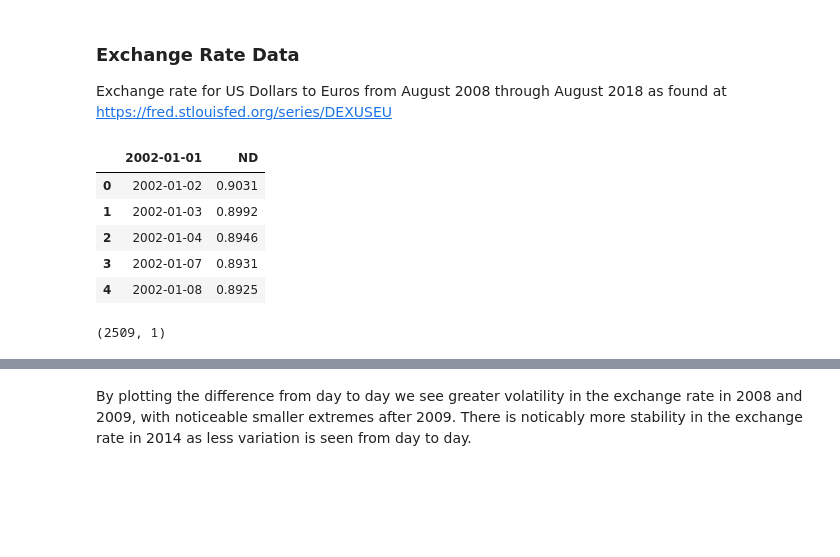
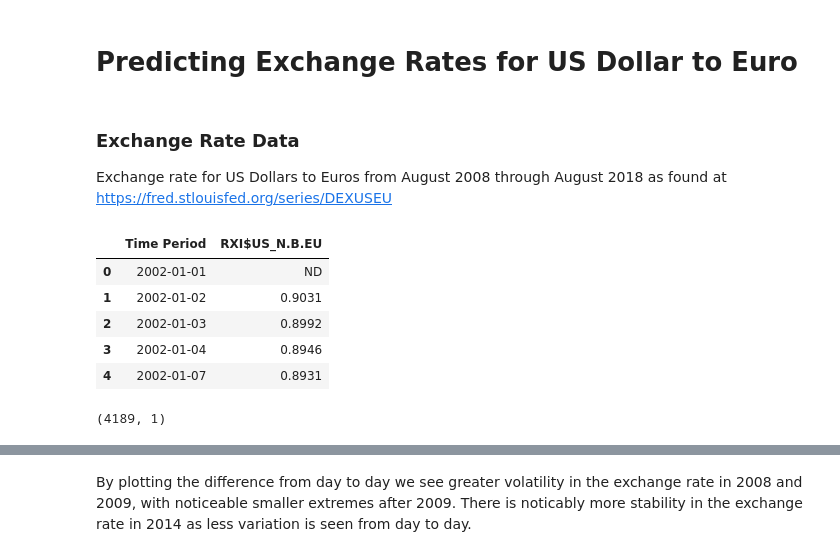
Before and after one commit to mbeckmanssf/Thinkful, a Jupyter notebook: Capstone/Notebook.ipynb, the cells around one changed output, grey strips where cells are left out. Cells and saved outputs as stored; diff of their text form; code cells hidden in the pictures; blank space fills up the shorter version.

```diff
--- a/Capstone/Notebook.ipynb
+++ b/Capstone/Notebook.ipynb
@@ -1,3 +1,5 @@
+# %% [markdown]
+# Predicting Exchange Rates for US Dollar to Euro
 # %%
 import numpy as np
 import pandas as pd
@@ -14,34 +16,35 @@ import matplotlib.pyplot as plt
 Exchange rate for US Dollars to Euros from August 2008 through August 2018 as found at https://fred.stlouisfed.org/series/DEXUSEU
 # %%
 # exchange rate data
-USEU_raw = pd.read_csv('USD_EU.csv', header=6)
+USEU_raw = pd.read_csv('USD_EU.csv', header=5)
 
 USEU_raw.head()
 # %% [output]
-|  | 2002-01-01 | ND |
-| 0 | 2002-01-02 | 0.9031 |
-| 1 | 2002-01-03 | 0.8992 |
-| 2 | 2002-01-04 | 0.8946 |
-| 3 | 2002-01-07 | 0.8931 |
-| 4 | 2002-01-08 | 0.8925 |
+|  | Time Period | RXI$US_N.B.EU |
+| 0 | 2002-01-01 | ND |
+| 1 | 2002-01-02 | 0.9031 |
+| 2 | 2002-01-03 | 0.8992 |
+| 3 | 2002-01-04 | 0.8946 |
+| 4 | 2002-01-07 | 0.8931 |
 # %%
 USEU_data = USEU_raw
 
 # convert index to datetime
-USEU_data.index = pd.to_datetime(USEU_raw.DATE)
+USEU_data['Date'] = USEU_raw['Time Period']
+USEU_data.index = pd.to_datetime(USEU_raw['Date'])
 
 # Convert exchange rate to a number, with coersion to throw NAs if conversion not possible
-USEU_data['Rate'] = pd.to_numeric(USEU_data.DEXUSEU, errors='coerce')
+USEU_data['Rate'] = pd.to_numeric(USEU_data['RXI$US_N.B.EU'], errors='coerce')
 
 # drop original columns
-USEU_data = USEU_data.drop(columns=['DATE', 'DEXUSEU'])
+USEU_data = USEU_data.drop(columns=['Time Period', 'RXI$US_N.B.EU', 'Date'])
 
 # Remove NAs
 USEU_data.dropna(inplace=True)
 
 USEU_data.shape
 # %% [output]
-(2509, 1)
+(4189, 1)
 # %%
 USEU_data.head()
 # %% [output]
```
Also changed, not shown: parts of 17 cells of this notebook.
